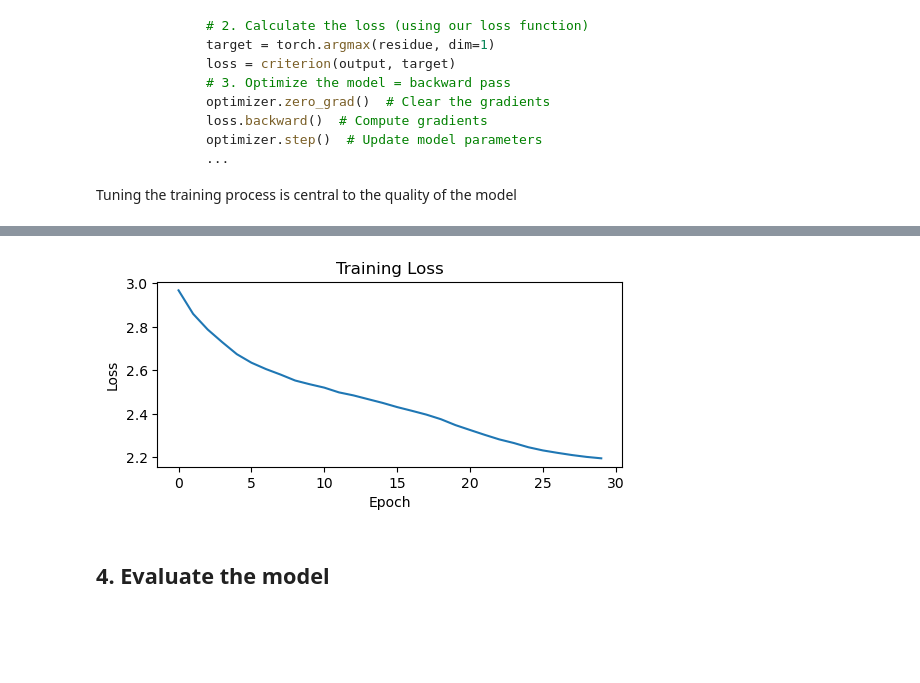
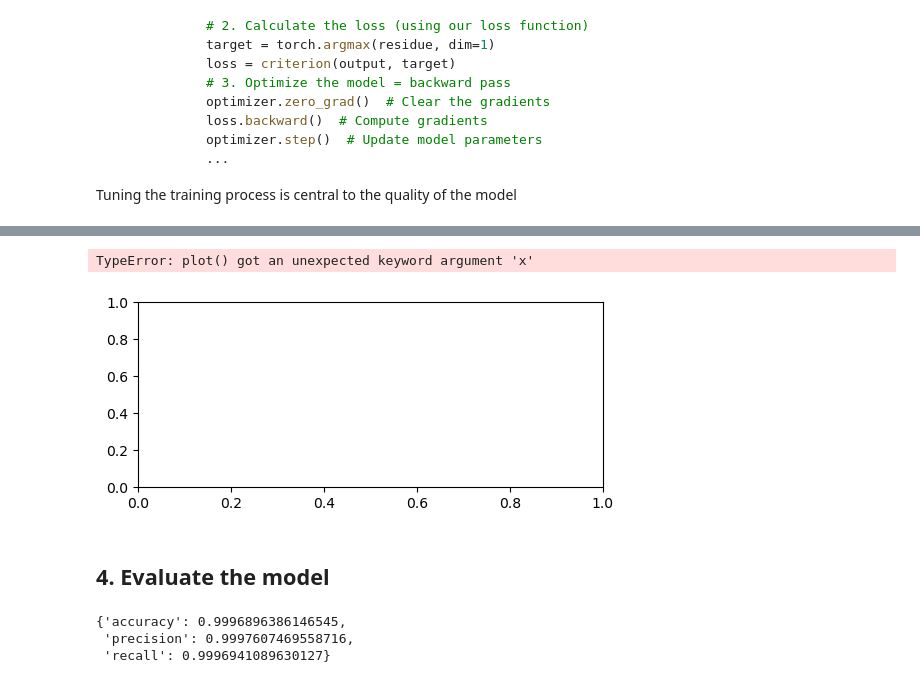
Before and after one commit to tobias-fritz/AminoAcidClassifier, a Jupyter notebook: 02_coord_and_element.ipynb, the cells around one changed output, grey strips where cells are left out. Drawn from its saved outputs; the diff is of its cells as text; code cells hidden in the pictures; blank space fills up the shorter version.

Commit message:
Add new Jupyter notebook for coordinates and update .gitignore

```diff
--- a/02_coord_and_element.ipynb
+++ b/02_coord_and_element.ipynb
@@ -85,12 +114,21 @@ Tuning the training process is central to the quality of the model
 criterion = nn.CrossEntropyLoss()
 optimizer = optim.Adam(model.parameters(), lr=0.0001)
 
+# Create data loaders for training and testing
+train_dataloader = DataLoader(train_dataset, batch_size=1000, shuffle=True, drop_last=True)
+test_dataloader = DataLoader(test_dataset, batch_size=1000, shuffle=True, drop_last=True)
+
 # Train the models
-training_dict = train_model(model=model, criterion=criterion, optimizer=optimizer, data_loader=train_dataloader, n_epochs=30,coord_only=False)
+#training_dict = train_model(model=model, criterion=criterion, optimizer=optimizer, data_loader=train_dataloader, n_epochs=10,coord_only=False)
+# laod the training dict
+training_dict = torch.load('models/training_dict.pt')
+
+# save the dict
+torch.save(training_dict, 'models/training_dict.pt')
 
 # Plot the training loss
 plt.figure(figsize=(6, 2.4))
-plt.plot(x=range(1, len(training_dict['total_loss'])+1), y=training_dict['total_loss'])
+plt.plot(range(1, len(training_dict['total_loss'])+1), training_dict['total_loss'])
 plt.xlabel('Epoch')
 plt.ylabel('Loss')
 plt.title('Training Loss')
@@ -101,3 +139,10 @@ Epoch 30/30, Loss: 2.19554
+TypeError: plot() got an unexpected keyword argument 'x'
-[figure, old version]
+[figure, new version]
 # %% [markdown]
 ## 4. Evaluate the model
+# %%
+evaluate_model(model, test_dataloader)
+# %% [output]
+{'accuracy': 0.9996896386146545,
+ 'precision': 0.9997607469558716,
+ 'recall': 0.9996941089630127}
```
Also changed, not shown: parts of 8 cells of this notebook, 6 other files.
